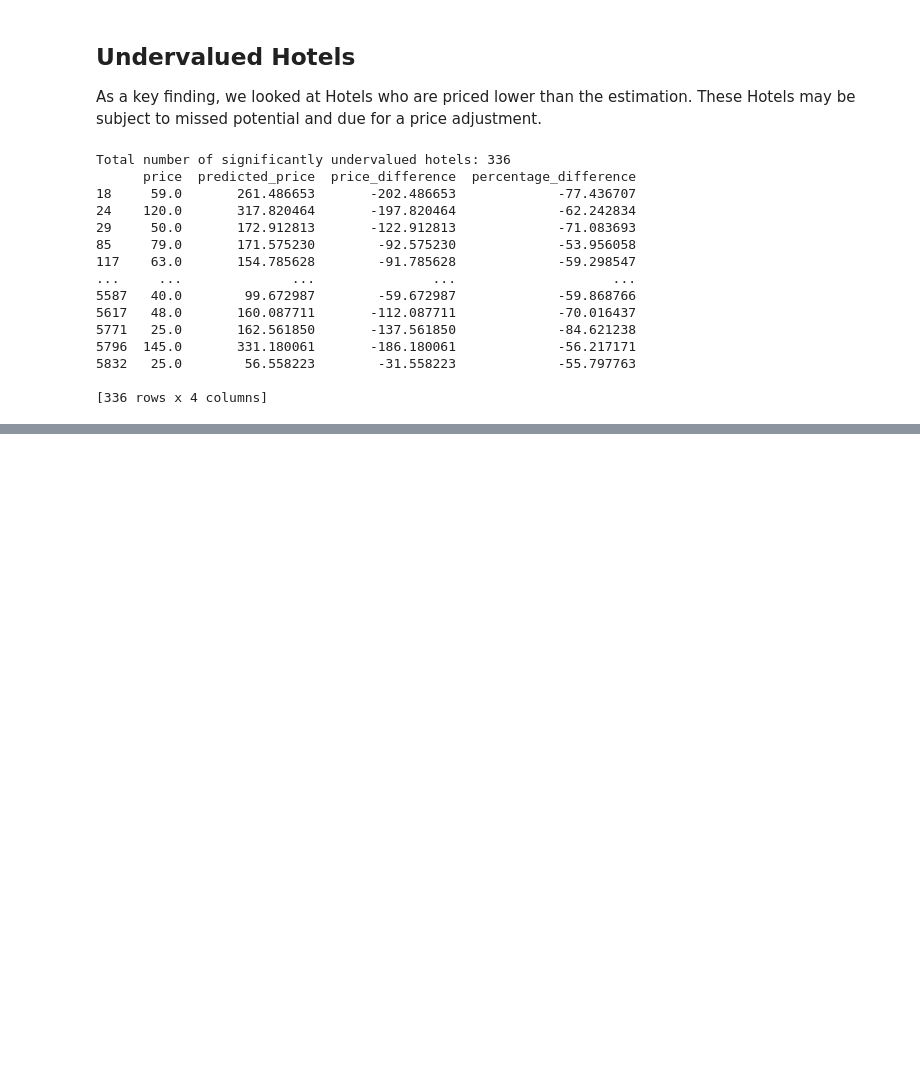
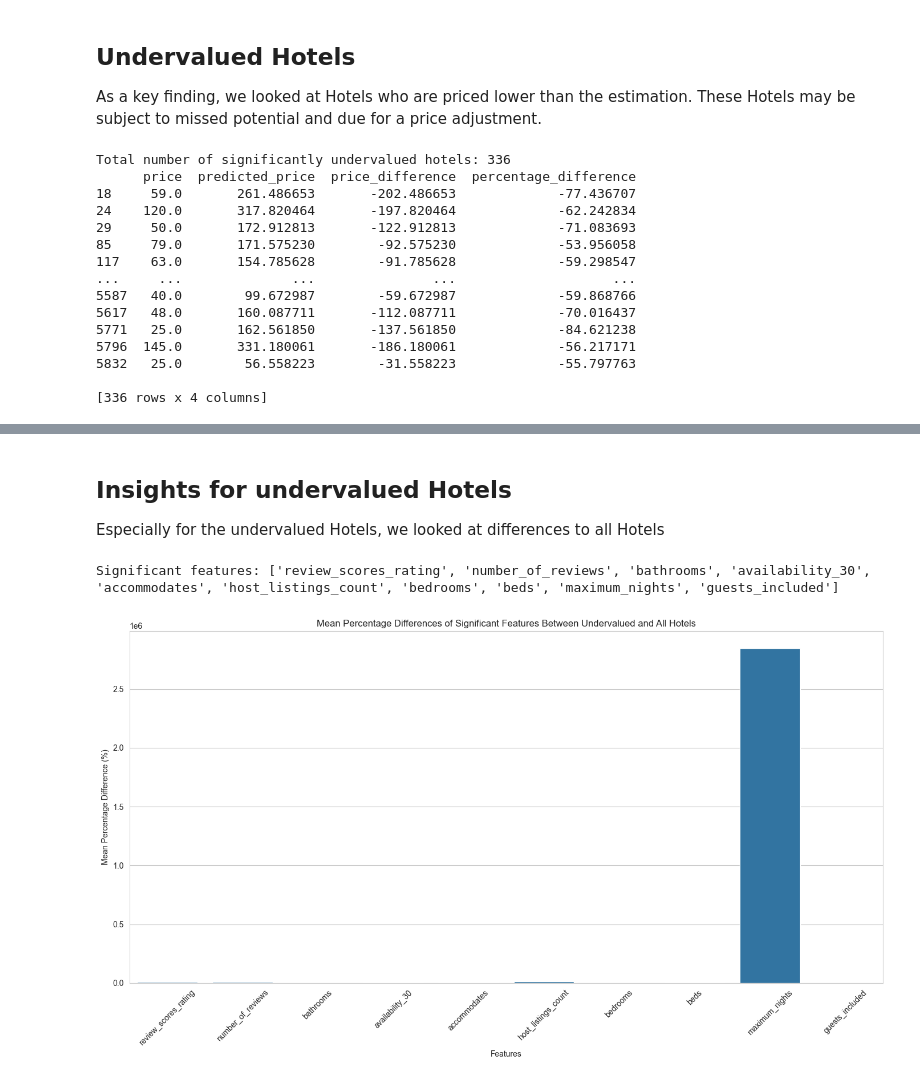
Before and after one commit to paulKlarer/BI_oyo_hotel_prices, a Jupyter notebook: code/analysis.ipynb, the cells around one changed output, grey strips where cells are left out. Saved outputs shown, nothing was run; the diff lists cells and outputs as text; code cells hidden in the pictures; blank space fills up the shorter version.

```diff
--- a/code/analysis.ipynb
+++ b/code/analysis.ipynb
@@ -659,0 +689,67 @@ significantly_undervalued_hotels
+# %% [markdown]
+## Insights for undervalued Hotels
+Especially for the undervalued Hotels, we looked at differences to all Hotels
+# %%
+from scipy.stats import ttest_ind, chi2_contingency
+import matplotlib.pyplot as plt
+import seaborn as sns
+
+# Add a column to distinguish between undervalued and all hotels
+merged_df['category'] = 'All Hotels'
+significantly_undervalued_hotels['category'] = 'Undervalued Hotels'
+
+# Combine the dataframes
+comparison_df = pd.concat([merged_df, significantly_undervalued_hotels])
+
+# Function to perform t-test for continuous variables and chi-square test for categorical variables
+def test_significance(df, feature, categorical=False):
+    group1 = df[df['category'] == 'All Hotels'][feature]
+    group2 = df[df['category'] == 'Undervalued Hotels'][feature]
+    if categorical:
+        contingency_table = pd.crosstab(df['category'], df[feature])
+        _, p_value, _, _ = chi2_contingency(contingency_table)
+    else:
+        _, p_value = ttest_ind(group1, group2, nan_policy='omit')
+    return p_value
+
+# List of features to test
+features_to_test = [
+    'review_scores_rating', 'number_of_reviews', 'bathrooms', 'availability_30',
+    'accommodates', 'host_listings_count', 'bedrooms', 'beds',
+    'maximum_nights', 'guests_included', 'room_type_Entire home/apt', 'room_type_Private room',
+    'Essentials', 'Kitchen', 'Washer', 'Dryer',
+    'Heating', 'Internet', 'Wireless Internet', 'Air conditioning'
+]
+
+# Determine significant features
+significant_features = []
+alpha = 0.05  # significance level
+
+for feature in features_to_test:
+    categorical = 'room_type' in feature or feature in ['Essentials', 'Kitchen', 'Washer', 'Dryer', 'Heating', 'Internet', 'Wireless Internet', 'Air conditioning']
+    p_value = test_significance(comparison_df, feature, categorical=categorical)
+    if p_value < alpha:
+        significant_features.append(feature)
+
+print(f"Significant features: {significant_features[:10]}")
+
+# Calculate mean percentage differences
+mean_percentage_diffs = []
+for feature in significant_features[:10]:
+    mean_all = comparison_df[comparison_df['category'] == 'All Hotels'][feature].mean()
+    mean_undervalued = comparison_df[comparison_df['category'] == 'Undervalued Hotels'][feature].mean()
+    mean_diff = (mean_undervalued - mean_all) / mean_all * 100
+    mean_percentage_diffs.append(mean_diff)
+
+# Create a bar plot for mean percentage differences
+plt.figure(figsize=(14, 8))
+sns.barplot(x=significant_features[:10], y=mean_percentage_diffs)
+plt.title('Mean Percentage Differences of Significant Features Between Undervalued and All Hotels')
+plt.xlabel('Features')
+plt.ylabel('Mean Percentage Difference (%)')
+plt.xticks(rotation=45)
+plt.tight_layout()
+plt.show()
+# %% [output]
+Significant features: ['review_scores_rating', 'number_of_reviews', 'bathrooms', 'availability_30', 'accommodates', 'host_listings_count', 'bedrooms', 'beds', 'maximum_nights', 'guests_included']
+[figure, added]
```
Also changed, not shown: parts of 7 cells of this notebook, 1 other file.
